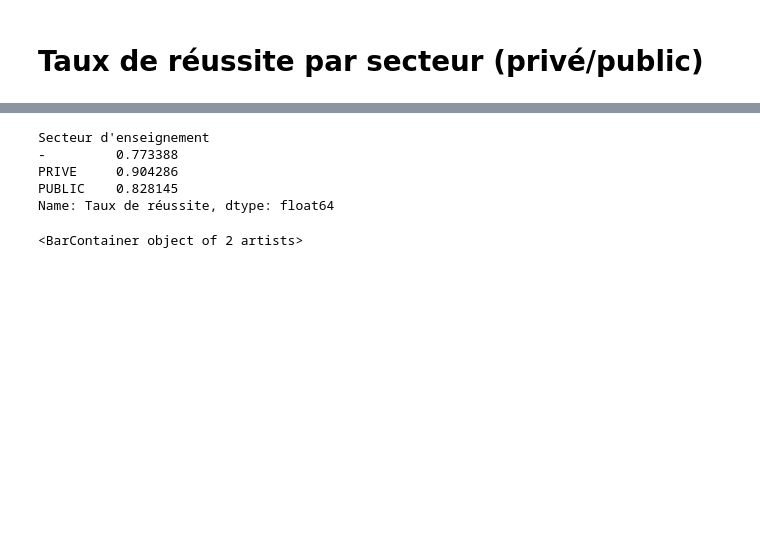
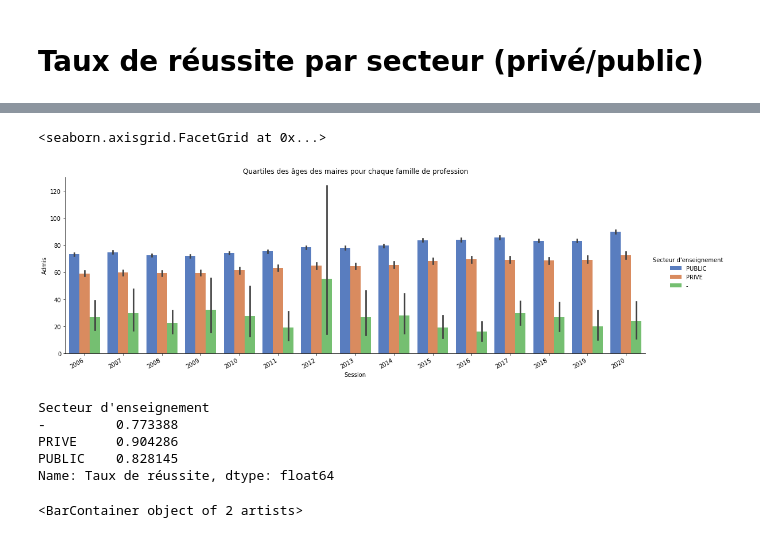
Before and after one commit to jacquesren123/delta, a Jupyter notebook: notebook/brevet.ipynb, the cells around one changed output, grey strips where cells are left out. Cells and saved outputs as stored; diff of their text form; code cells hidden in the pictures; blank space fills up the shorter version.

```diff
--- a/notebook/brevet.ipynb
+++ b/notebook/brevet.ipynb
@@ -143,3 +171,11 @@ brevet_data.loc[[2016]]['Presents'].sum()
+# %%
+g = sns.catplot(data=brevet_data, x='Session', y="Admis", hue="Secteur d'enseignement", palette="muted",
+                kind='bar', aspect=3)
+g.set(title="Quartiles des âges des maires pour chaque famille de profession") # Mayors' age-sex pyramid for each type of professions
+g.set_xticklabels(rotation=30, ha='right')
+# %% [output]
+<seaborn.axisgrid.FacetGrid at 0x...>
+[figure, added]
 # %%
 réussite_secteur = brevet_data.groupby('Secteur d\'enseignement')['Taux de réussite'].mean()
 réussite_secteur
```
Also changed, not shown: parts of 9 cells of this notebook.
